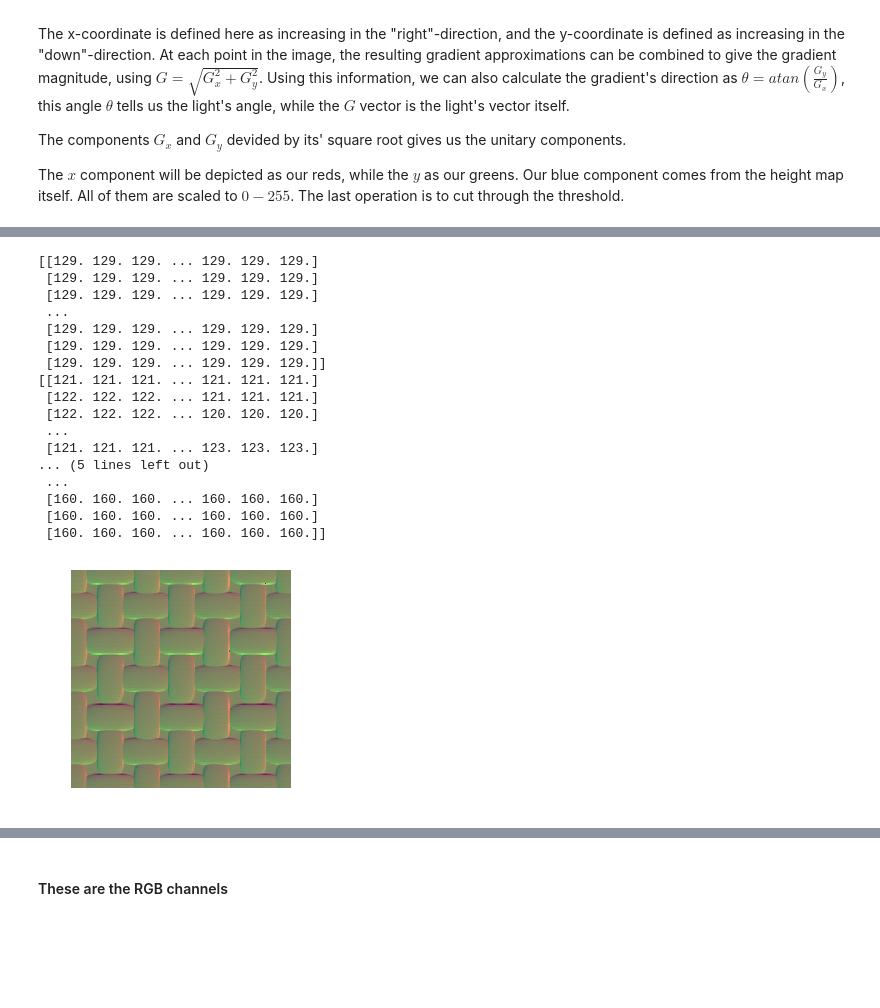
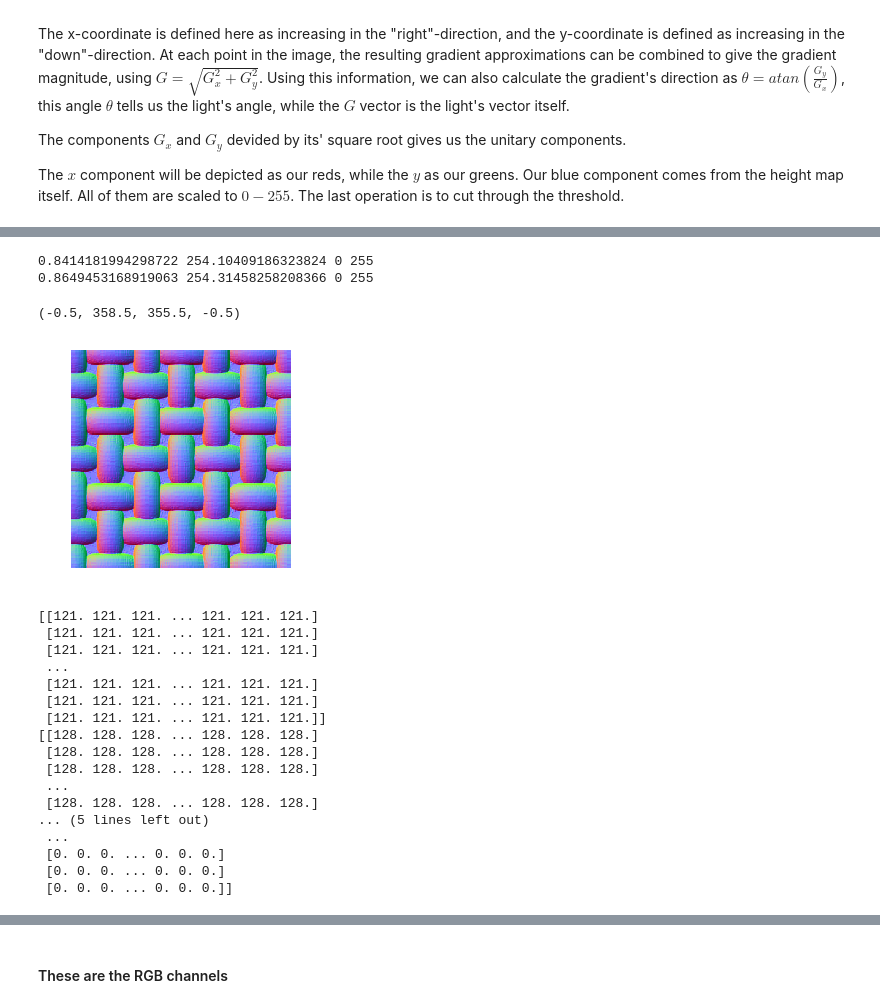
Before and after one commit to vitorgt/NormalMapping, a Jupyter notebook: src/nm.ipynb, the cells around one changed output, grey strips where cells are left out. Cells and saved outputs as stored; diff of their text form; code cells hidden in the pictures; blank space fills up the shorter version.

```diff
--- a/src/nm.ipynb
+++ b/src/nm.ipynb
@@ -73,7 +83,9 @@ def rgb_img_to_gray(rgb):
 			# image isn't greyscale, convert
 	gray = np.zeros(np.array(rgb.shape)[0:2])
 	r, g, b = rgb[:,:,0], rgb[:,:,1], rgb[:,:,2]
-	gray = 0.2989 * r + 0.5870 * g + 0.1140 * b
+# 	gray = 0.2989 * r + 0.5870 * g + 0.1140 * b
+	gray = 0.2126 * r + 0.7152 * g + 0.0722 * b
+
 # 	print(gray.shape)
 # 	print(rgb.shape)
 #else:
@@ -140,3 +154,15 @@ def scale(image, c=0, d=255):
+# %%
+# Normalize
+def scale1(image, c=0, d=255):
+	a = np.min(image)
+	b = np.max(image)
+	print(a,b,c,d)
+	return ((image-a)*((d-c)/(b-a))+c).astype(np.uint8)
+
+def scale_rgb(image, c=0, d=255):
+	for i in range(0,2):
+		image[:,:,i] = scale1(image[:,:,i],c=c,d=d)
+	return image.astype(np.uint8)
 # %%
 # Apply the Bilateral Filter
 def smooth_image(I, n, SigmaS, SigmaR):
@@ -235,25 +289,14 @@ normal_map, sob = sobel(gray_img)
+# %%
+# normal_map_scaled_1 = scale_rgb(normal_map,c=77,d=177)
+normal_map_scaled_1 = scale_rgb(normal_map)
+#print(normal_map_scaled_1)
+#normal_map_scaled_1[:,:,0] = inv(normal_map_scaled_1[:,:,0])
+# %% [output]
+0.8414181994298722 254.10409186323824 0 255
+0.8649453168919063 254.31458258208366 0 255
 # %%
-plt.imshow(normal_map)
+plt.imshow(normal_map_scaled_1)
 plt.axis('off')
-print(normal_map[:,:,0])
-print(normal_map[:,:,1])
-print(normal_map[:,:,2])
 # %% [output]
-[[129. 129. 129. ... 129. 129. 129.]
- [129. 129. 129. ... 129. 129. 129.]
- [129. 129. 129. ... 129. 129. 129.]
- ...
- [129. 129. 129. ... 129. 129. 129.]
- [129. 129. 129. ... 129. 129. 129.]
- [129. 129. 129. ... 129. 129. 129.]]
-[[121. 121. 121. ... 121. 121. 121.]
- [122. 122. 122. ... 121. 121. 121.]
- [122. 122. 122. ... 120. 120. 120.]
- ...
- [121. 121. 121. ... 123. 123. 123.]
-... (5 lines left out)
- ...
- [160. 160. 160. ... 160. 160. 160.]
- [160. 160. 160. ... 160. 160. 160.]
- [160. 160. 160. ... 160. 160. 160.]]
+(-0.5, 358.5, 355.5, -0.5)
-[figure, old version]
+[figure, new version]
@@ -260,3 +305,25 @@ print(normal_map[:,:,2])
+# %%
+print(normal_map_scaled_1[:,:,0])
+print(normal_map_scaled_1[:,:,1])
+print(normal_map_scaled_1[:,:,2])
+# %% [output]
+[[121. 121. 121. ... 121. 121. 121.]
+ [121. 121. 121. ... 121. 121. 121.]
+ [121. 121. 121. ... 121. 121. 121.]
+ ...
+ [121. 121. 121. ... 121. 121. 121.]
+ [121. 121. 121. ... 121. 121. 121.]
+ [121. 121. 121. ... 121. 121. 121.]]
+[[128. 128. 128. ... 128. 128. 128.]
+ [128. 128. 128. ... 128. 128. 128.]
+ [128. 128. 128. ... 128. 128. 128.]
+ ...
+ [128. 128. 128. ... 128. 128. 128.]
+... (5 lines left out)
+ ...
+ [0. 0. 0. ... 0. 0. 0.]
+ [0. 0. 0. ... 0. 0. 0.]
+ [0. 0. 0. ... 0. 0. 0.]]
 # %%
 plt.imshow(sob,cmap='gray', vmin=0, vmax=255)
 plt.axis('off')
```
Also changed, not shown: parts of 12 cells of this notebook.
